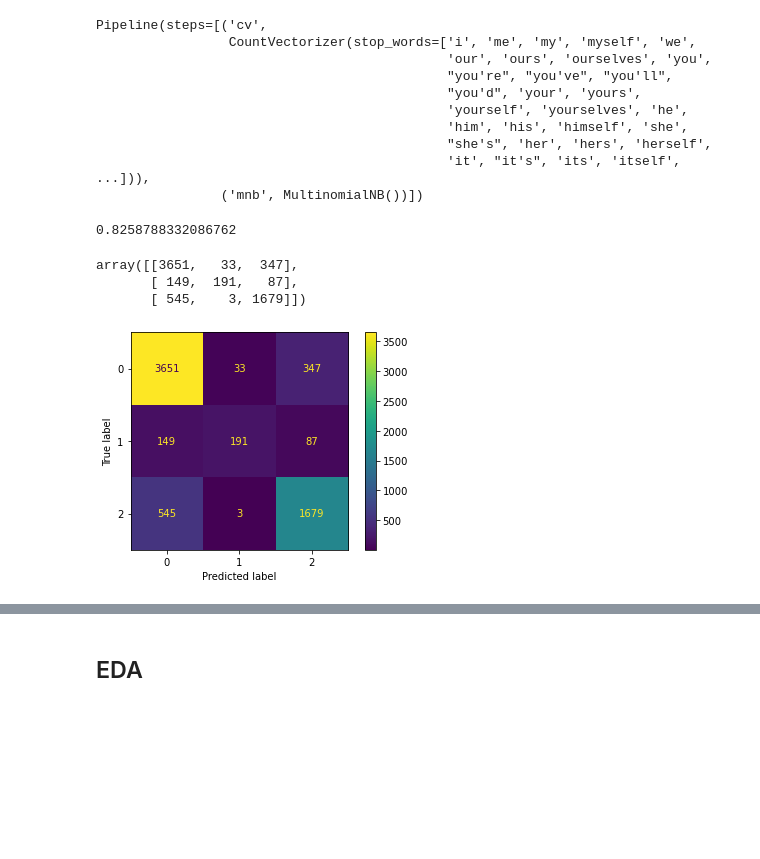
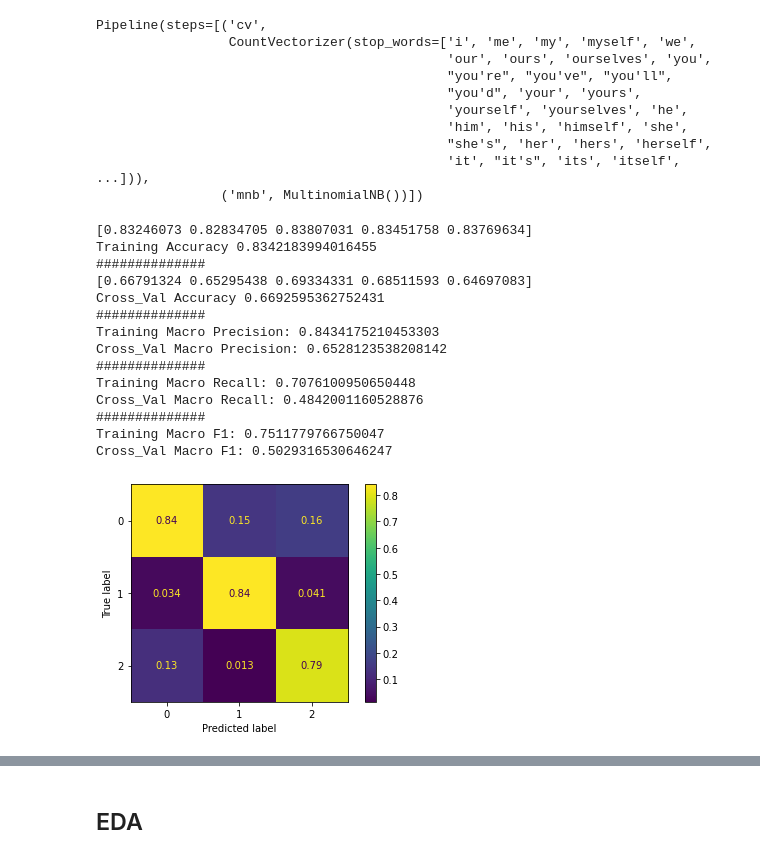
Before and after one commit to raylinsoriano/NLP_project, a Jupyter notebook: Individual Notebooks/Meaghan's Notebook.ipynb, the cells around one changed output, grey strips where cells are left out. Cells and saved outputs as stored; diff of their text form; code cells hidden in the pictures; blank space fills up the shorter version.

```diff
--- a/Individual Notebooks/Meaghan's Notebook.ipynb
+++ b/Individual Notebooks/Meaghan's Notebook.ipynb
@@ -191,18 +223,26 @@ Pipeline(steps=[('cv',
                                              'it', "it's", 'its', 'itself', ...])),
                 ('mnb', MultinomialNB())])
 # %%
-y_hat = fsm_pipe.predict(df_train_clean['text'])
+print_cv_scores(fsm_pipe, df_train_clean['text'], df_train_clean['target'])
+# %% [output]
+[0.83246073 0.82834705 0.83807031 0.83451758 0.83769634]
+Training Accuracy 0.8342183994016455
+##############
+[0.66791324 0.65295438 0.69334331 0.68511593 0.64697083]
+Cross_Val Accuracy 0.6692595362752431
+##############
+Training Macro Precision: 0.8434175210453303
+Cross_Val Macro Precision: 0.6528123538208142
+##############
+Training Macro Recall: 0.7076100950650448
+Cross_Val Macro Recall: 0.4842001160528876
+##############
+Training Macro F1: 0.7511779766750047
+Cross_Val Macro F1: 0.5029316530646247
-# %%
-accuracy_score(df_train_clean['target'], y_hat)
-# %% [output]
-0.8258788332086762
-# %%
-confusion_matrix(df_train_clean['target'], y_hat)
-# %% [output]
-array([[3651,   33,  347],
-       [ 149,  191,   87],
-       [ 545,    3, 1679]])
 # %%
-plot_confusion_matrix(fsm_pipe, df_train_clean['text'], df_train_clean['target']);
+plot_confusion_matrix(fsm_pipe,
+                      df_train_clean['text'],
+                      df_train_clean['target'],
+                      normalize='pred');
 # %% [output]
-[figure, old version]
+[figure, new version]
```
Also changed, not shown: parts of 26 cells of this notebook.
